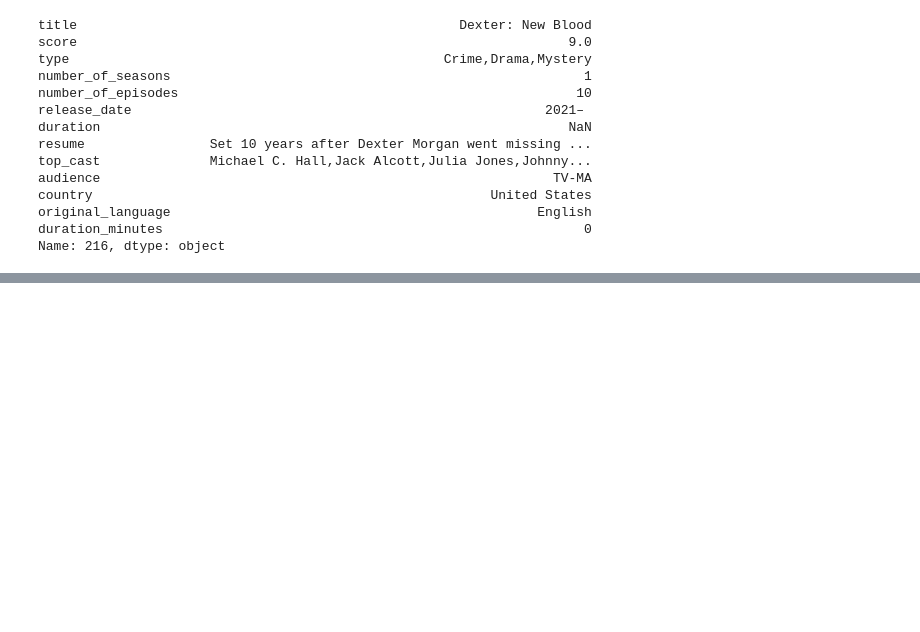
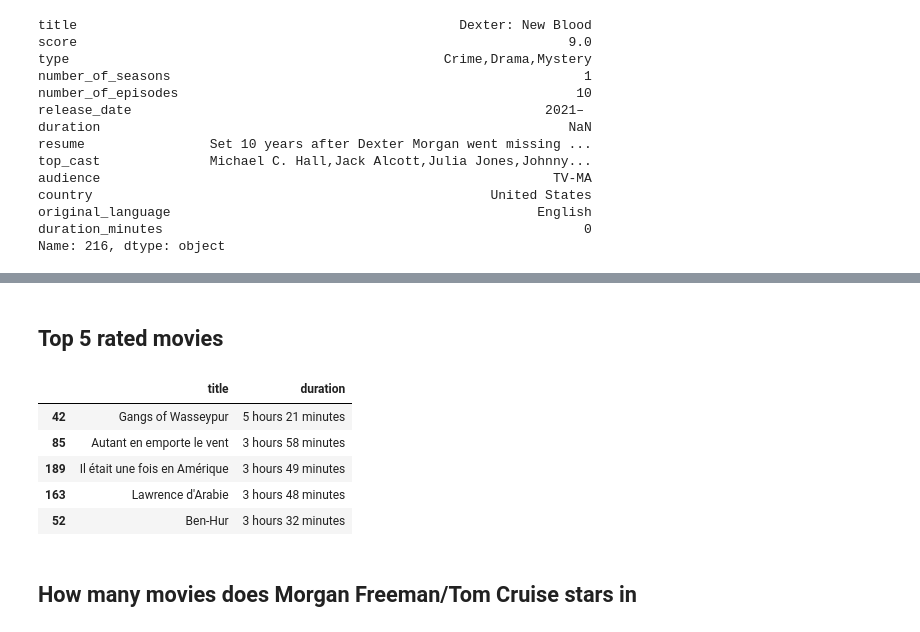
Before and after one commit to Soyda/brief-scraping-allocine, a Jupyter notebook: allocineScraping/allocineScraping/dataframe.ipynb, the cells around one changed output, grey strips where cells are left out. Drawn from its saved outputs; the diff is of its cells as text; code cells hidden in the pictures; blank space fills up the shorter version.

```diff
--- a/allocineScraping/allocineScraping/dataframe.ipynb
+++ b/allocineScraping/allocineScraping/dataframe.ipynb
@@ -188,0 +206,13 @@ Name: 216, dtype: object
+# %% [markdown]
+## Top 5 rated movies
+# %%
+df_movies.sort_values('duration_minutes', ascending=False)[['title', 'duration']].head(5)
+# %% [output]
+|  | title | duration |
+| 42 | Gangs of Wasseypur | 5 hours 21 minutes |
+| 85 | Autant en emporte le vent | 3 hours 58 minutes |
+| 189 | Il était une fois en Amérique | 3 hours 49 minutes |
+| 163 | Lawrence d'Arabie | 3 hours 48 minutes |
+| 52 | Ben-Hur | 3 hours 32 minutes |
+# %% [markdown]
+## How many movies does Morgan Freeman/Tom Cruise stars in
```
Also changed, not shown: parts of 18 cells of this notebook, 2 other files.
